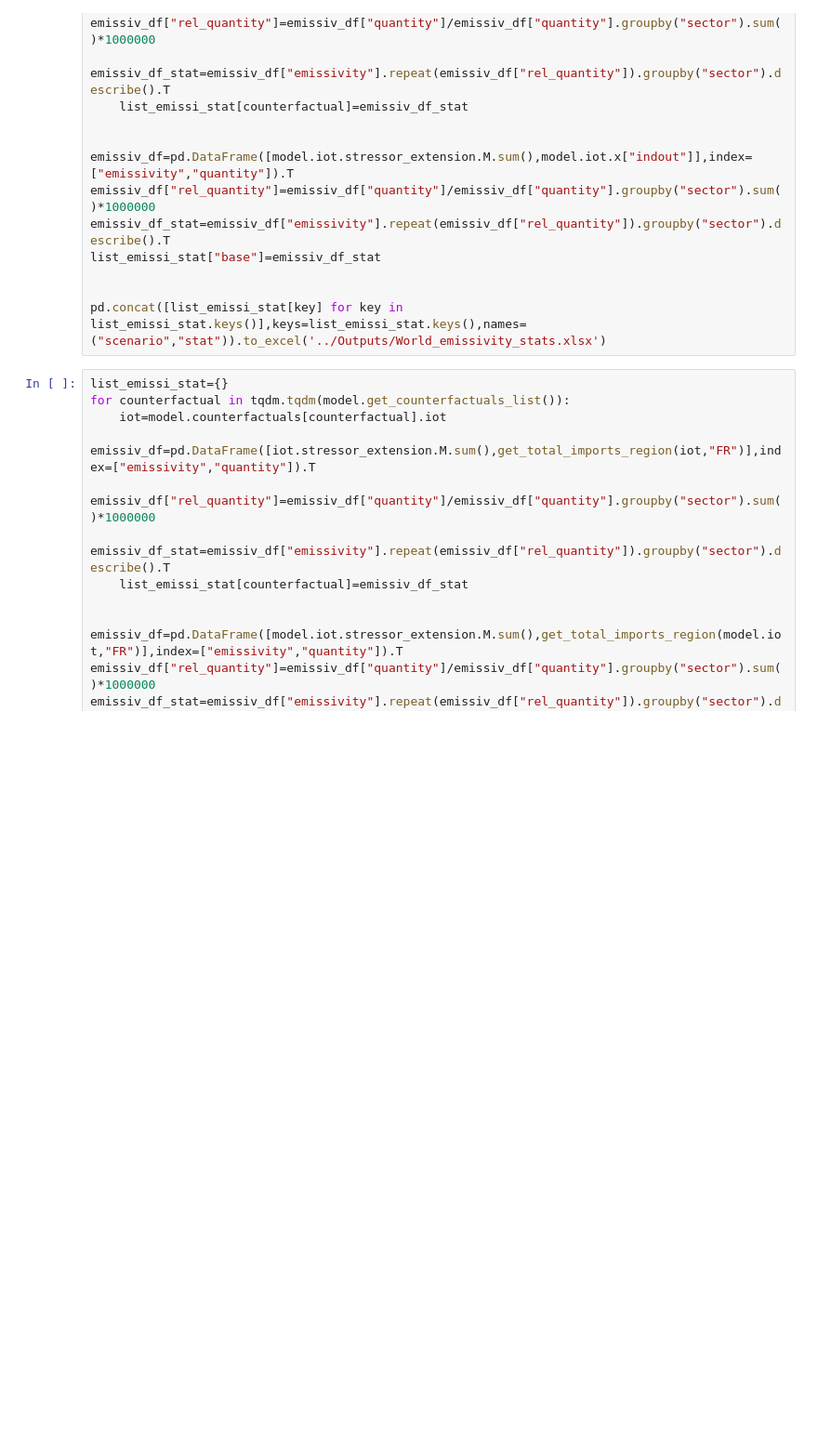
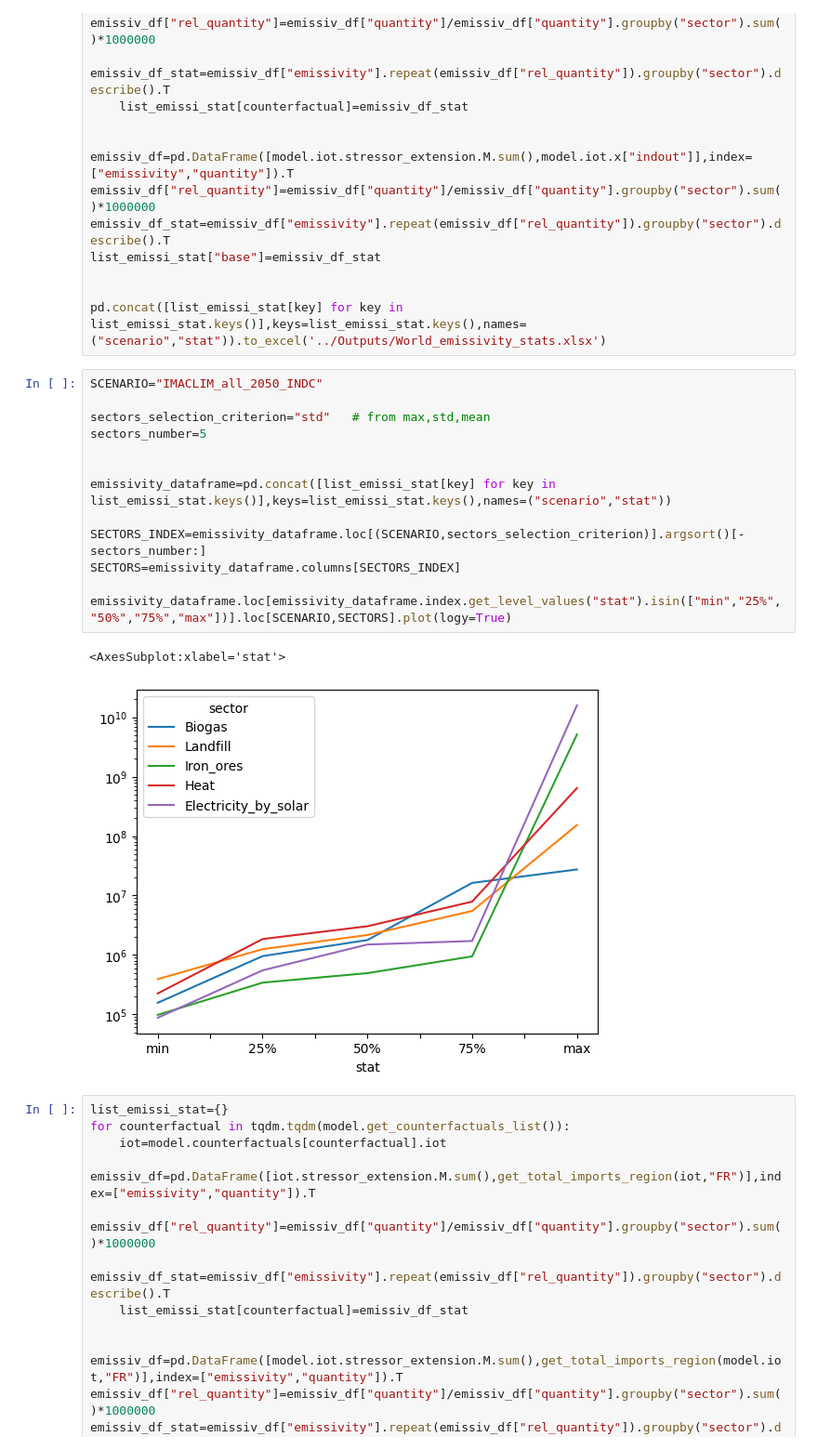
Before and after one commit to Maestrofinn/MatMat-Trade, a Jupyter notebook: IMACLIM_explo.ipynb, the cells around one changed output. Shown: that part at 93% size. Cells and saved outputs as stored; diff of their text form; blank space fills up the shorter version.

Commit message:
Added code to jupyter to show sources of imports and emissivity. Should be turned into a function.

```diff
--- a/IMACLIM_explo.ipynb
+++ b/IMACLIM_explo.ipynb
@@ -595,6 +595,22 @@ list_emissi_stat["base"]=emissiv_df_stat
 
 
 pd.concat([list_emissi_stat[key] for key in list_emissi_stat.keys()],keys=list_emissi_stat.keys(),names=("scenario","stat")).to_excel('../Outputs/World_emissivity_stats.xlsx')
+# %%
+SCENARIO="IMACLIM_all_2050_INDC"
+
+sectors_selection_criterion="std"   # from max,std,mean
+sectors_number=5
+
+
+emissivity_dataframe=pd.concat([list_emissi_stat[key] for key in list_emissi_stat.keys()],keys=list_emissi_stat.keys(),names=("scenario","stat"))
+
+SECTORS_INDEX=emissivity_dataframe.loc[(SCENARIO,sectors_selection_criterion)].argsort()[-sectors_number:]
+SECTORS=emissivity_dataframe.columns[SECTORS_INDEX]
+
+emissivity_dataframe.loc[emissivity_dataframe.index.get_level_values("stat").isin(["min","25%","50%","75%","max"])].loc[SCENARIO,SECTORS].plot(logy=True)
+# %% [output]
+<AxesSubplot:xlabel='stat'>
+[figure, added]
 # %%
 list_emissi_stat={}
 for counterfactual in tqdm.tqdm(model.get_counterfactuals_list()):
```
Also changed, not shown: parts of 3 cells of this notebook.
